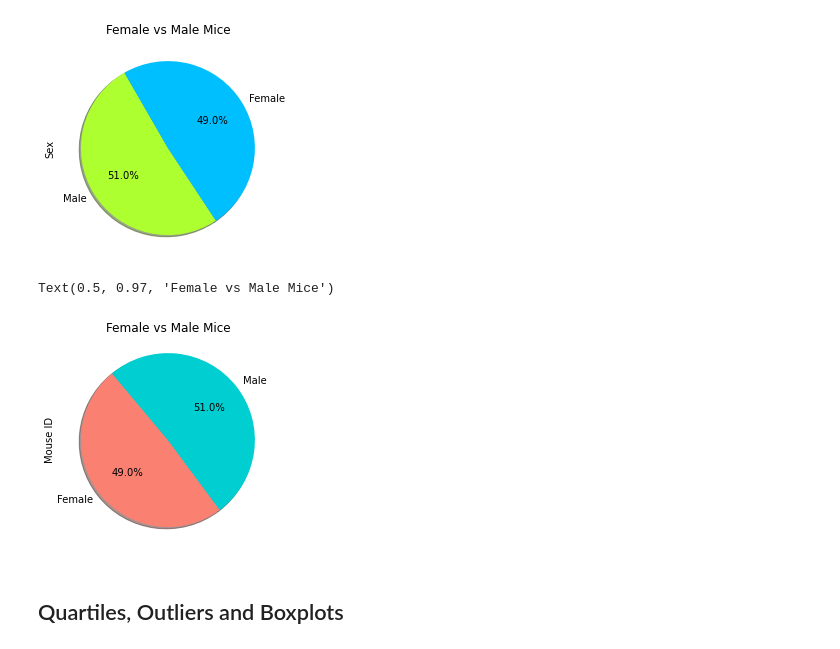
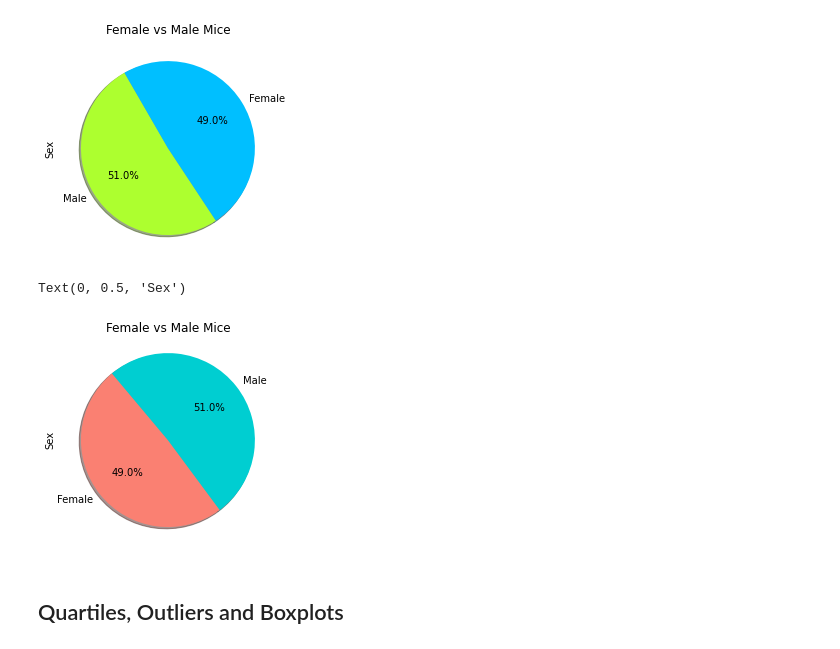
Before and after one commit to sumitz1207/Matplotlib-challenge-05, a Jupyter notebook: pymaceuticals.ipynb, the cells around one changed output. Saved outputs shown, nothing was run; the diff lists cells and outputs as text; code cells hidden in the pictures.

Commit message:
fixed pie chart for pandas/pyplot

```diff
--- a/pymaceuticals.ipynb
+++ b/pymaceuticals.ipynb
@@ -146,11 +146,13 @@ male_female.plot(kind="pie",autopct="%1.1f%%",startangle=120, title = "Female vs
 # %%
 # Generate a pie plot showing the distribution of female versus male mice using pyplot
 male_female = main_df.groupby('Sex').count()['Mouse ID']
-pieChart = male_female.plot.pie(startangle=130, autopct="%1.1f%%", shadow=True, colors = ['salmon', 'darkturquoise'])
+#pieChart = male_female.plot.pie(startangle=130, autopct="%1.1f%%", shadow=True, colors = ['salmon', 'darkturquoise'])
+plt.pie(male_female, autopct="%1.1f%%", startangle=130, labels= ["Female", "Male"], shadow=True, colors = ['salmon', 'darkturquoise'])
 plt.title("Female vs Male Mice", fontsize=12, y=0.97)
+plt.ylabel("Sex")
 # %% [output]
-Text(0.5, 0.97, 'Female vs Male Mice')
+Text(0, 0.5, 'Sex')
-[figure, old version]
+[figure, new version]
 # %% [markdown]
 ## Quartiles, Outliers and Boxplots
 # %%
```
Also changed, not shown: parts of 1 cell of this notebook.
